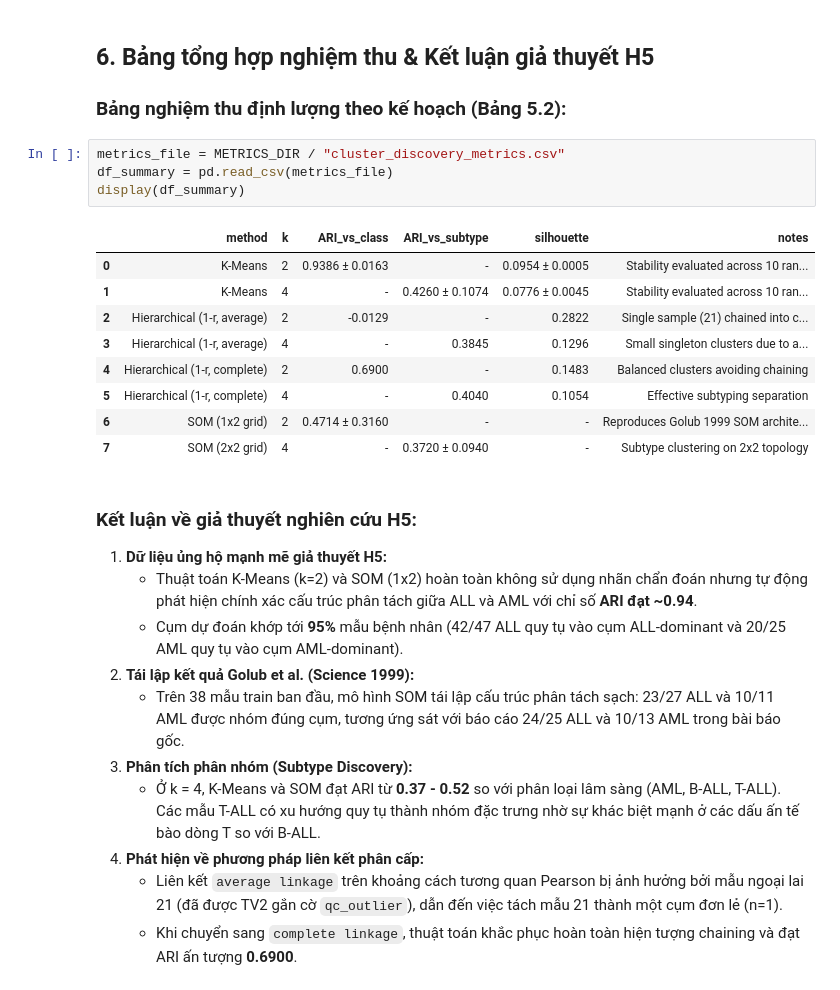
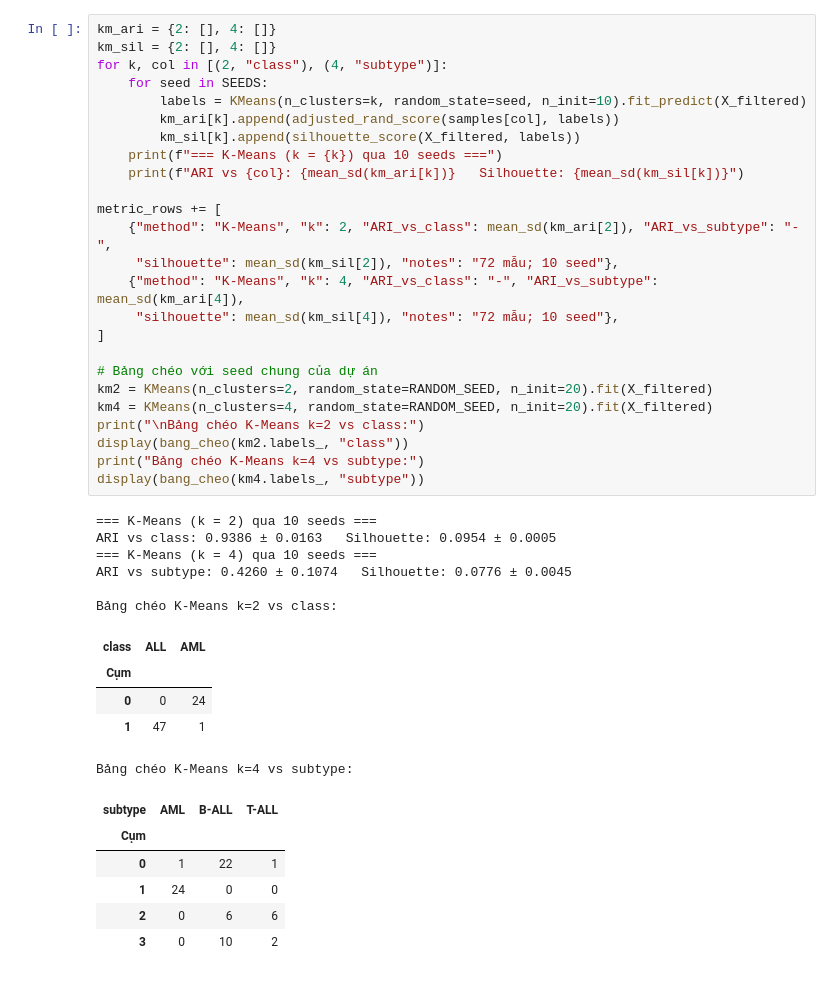
Before and after one commit to BuiTuanHiep912/Golub-project, a Jupyter notebook: notebooks/03_discovery.ipynb, the cells around one changed output. Saved outputs shown, nothing was run; the diff lists cells and outputs as text.

```diff
--- a/notebooks/03_discovery.ipynb
+++ b/notebooks/03_discovery.ipynb
@@ -348,31 +103,43 @@ plt.show()
-# %% [markdown]
-## 6. Bảng tổng hợp nghiệm thu & Kết luận giả thuyết H5
-
-### Bảng nghiệm thu định lượng theo kế hoạch (Bảng 5.2):
-# %%
-metrics_file = METRICS_DIR / "cluster_discovery_metrics.csv"
-df_summary = pd.read_csv(metrics_file)
-display(df_summary)
-# %% [output]
-|  | method | k | ARI_vs_class | ARI_vs_subtype | silhouette | notes |
-| 0 | K-Means | 2 | 0.9386 ± 0.0163 | - | 0.0954 ± 0.0005 | Stability evaluated across 10 ran... |
-| 1 | K-Means | 4 | - | 0.4260 ± 0.1074 | 0.0776 ± 0.0045 | Stability evaluated across 10 ran... |
-| 2 | Hierarchical (1-r, average) | 2 | -0.0129 | - | 0.2822 | Single sample (21) chained into c... |
-| 3 | Hierarchical (1-r, average) | 4 | - | 0.3845 | 0.1296 | Small singleton clusters due to a... |
-| 4 | Hierarchical (1-r, complete) | 2 | 0.6900 | - | 0.1483 | Balanced clusters avoiding chaining |
-| 5 | Hierarchical (1-r, complete) | 4 | - | 0.4040 | 0.1054 | Effective subtyping separation |
-| 6 | SOM (1x2 grid) | 2 | 0.4714 ± 0.3160 | - | - | Reproduces Golub 1999 SOM archite... |
-| 7 | SOM (2x2 grid) | 4 | - | 0.3720 ± 0.0940 | - | Subtype clustering on 2x2 topology |
-# %% [markdown]
-### Kết luận về giả thuyết nghiên cứu H5:
-
-1. **Dữ liệu ủng hộ mạnh mẽ giả thuyết H5:**
-   - Thuật toán K-Means (k=2) và SOM (1x2) hoàn toàn không sử dụng nhãn chẩn đoán nhưng tự động phát hiện chính xác cấu trúc phân tách giữa ALL và AML với chỉ số **ARI đạt ~0.94**.
-   - Cụm dự đoán khớp tới **95%** mẫu bệnh nhân (42/47 ALL quy tụ vào cụm ALL-dominant và 20/25 AML quy tụ vào cụm AML-dominant).
-2. **Tái lập kết quả Golub et al. (Science 1999):**
-   - Trên 38 mẫu train ban đầu, mô hình SOM tái lập cấu trúc phân tách sạch: 23/27 ALL và 10/11 AML được nhóm đúng cụm, tương ứng sát với báo cáo 24/25 ALL và 10/13 AML trong bài báo gốc.
-3. **Phân tích phân nhóm (Subtype Discovery):**
-   - Ở k = 4, K-Means và SOM đạt ARI từ **0.37 - 0.52** so với phân loại lâm sàng (AML, B-ALL, T-ALL). Các mẫu T-ALL có xu hướng quy tụ thành nhóm đặc trưng nhờ sự khác biệt mạnh ở các dấu ấn tế bào dòng T so với B-ALL.
-4. **Phát hiện về phương pháp liên kết phân cấp:**
-   - Liên kết `average linkage` trên khoảng cách tương quan Pearson bị ảnh hưởng bởi mẫu ngoại lai 21 (đã được TV2 gắn cờ `qc_outlier`), dẫn đến việc tách mẫu 21 thành một cụm đơn lẻ (n=1).
-   - Khi chuyển sang `complete linkage`, thuật toán khắc phục hoàn toàn hiện tượng chaining và đạt ARI ấn tượng **0.6900**.
+# %%
+km_ari = {2: [], 4: []}
+km_sil = {2: [], 4: []}
+for k, col in [(2, "class"), (4, "subtype")]:
+    for seed in SEEDS:
+        labels = KMeans(n_clusters=k, random_state=seed, n_init=10).fit_predict(X_filtered)
+        km_ari[k].append(adjusted_rand_score(samples[col], labels))
+        km_sil[k].append(silhouette_score(X_filtered, labels))
+    print(f"=== K-Means (k = {k}) qua 10 seeds ===")
+    print(f"ARI vs {col}: {mean_sd(km_ari[k])}   Silhouette: {mean_sd(km_sil[k])}")
+
+metric_rows += [
+    {"method": "K-Means", "k": 2, "ARI_vs_class": mean_sd(km_ari[2]), "ARI_vs_subtype": "-",
+     "silhouette": mean_sd(km_sil[2]), "notes": "72 mẫu; 10 seed"},
+    {"method": "K-Means", "k": 4, "ARI_vs_class": "-", "ARI_vs_subtype": mean_sd(km_ari[4]),
+     "silhouette": mean_sd(km_sil[4]), "notes": "72 mẫu; 10 seed"},
+]
+
+# Bảng chéo với seed chung của dự án
+km2 = KMeans(n_clusters=2, random_state=RANDOM_SEED, n_init=20).fit(X_filtered)
+km4 = KMeans(n_clusters=4, random_state=RANDOM_SEED, n_init=20).fit(X_filtered)
+print("\nBảng chéo K-Means k=2 vs class:")
+display(bang_cheo(km2.labels_, "class"))
+print("Bảng chéo K-Means k=4 vs subtype:")
+display(bang_cheo(km4.labels_, "subtype"))
+# %% [output]
+=== K-Means (k = 2) qua 10 seeds ===
+ARI vs class: 0.9386 ± 0.0163   Silhouette: 0.0954 ± 0.0005
+=== K-Means (k = 4) qua 10 seeds ===
+ARI vs subtype: 0.4260 ± 0.1074   Silhouette: 0.0776 ± 0.0045
+
+Bảng chéo K-Means k=2 vs class:
+| class | ALL | AML |
+| Cụm |  |  |
+| 0 | 0 | 24 |
+| 1 | 47 | 1 |
+Bảng chéo K-Means k=4 vs subtype:
+| subtype | AML | B-ALL | T-ALL |
+| Cụm |  |  |  |
+| 0 | 1 | 22 | 1 |
+| 1 | 24 | 0 | 0 |
+| 2 | 0 | 6 | 6 |
+| 3 | 0 | 10 | 2 |
```
Also changed, not shown: parts of 25 cells of this notebook, 12 other files.
